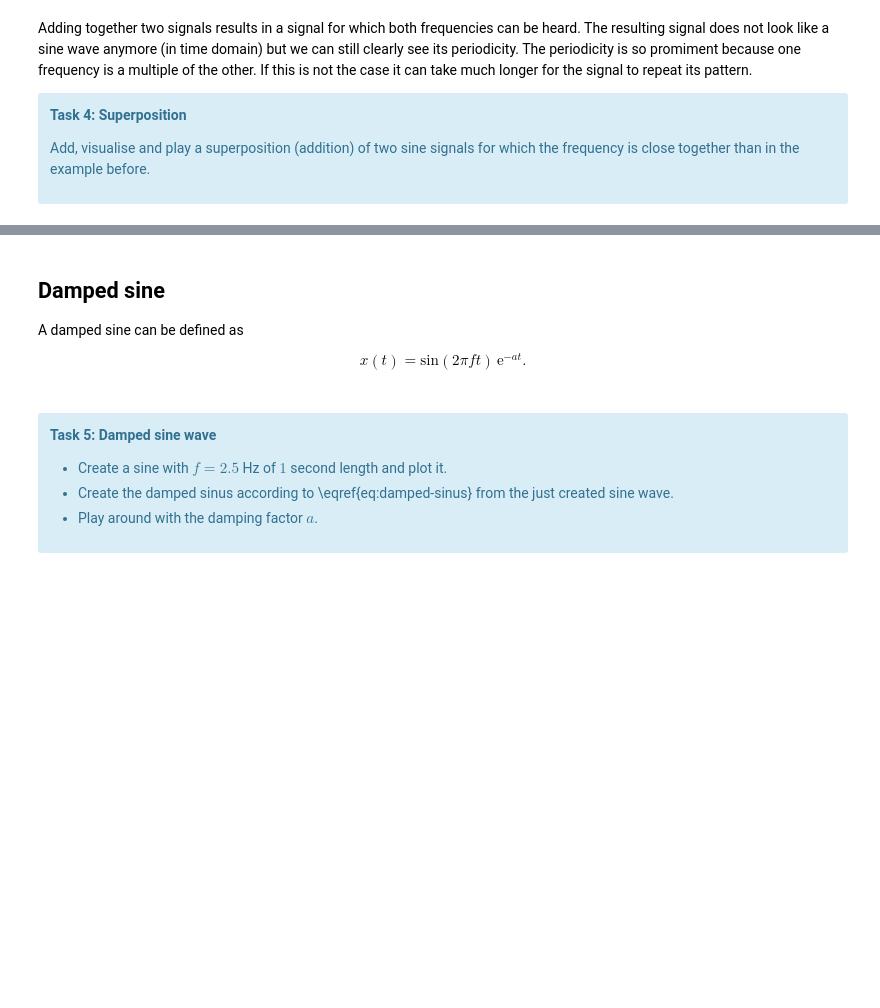
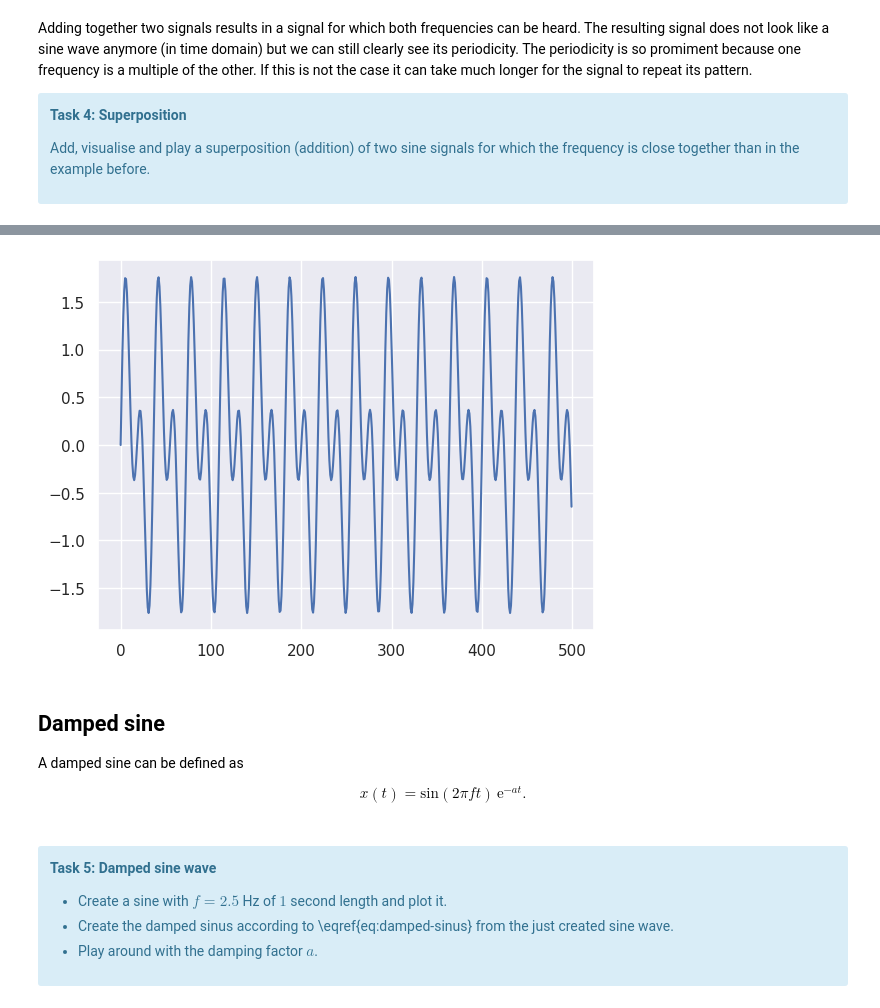
Before and after one commit to lucyshef/speech-processing, a Jupyter notebook: Lab-Sheet-2/Lab-Sheet-2.ipynb, the cells around one changed output, grey strips where cells are left out. Drawn from its saved outputs; the diff is of its cells as text; code cells hidden in the pictures; blank space fills up the shorter version.

```diff
--- a/Lab-Sheet-2/Lab-Sheet-2.ipynb
+++ b/Lab-Sheet-2/Lab-Sheet-2.ipynb
@@ -178,3 +176,9 @@ Add, visualise and play a superposition (addition) of two sine signals for which
 # %%
 # your code here
 # ...
+superposition = concert_pitch + half_concert_pitch
+
+plt.plot(superposition[:500])
+
+ipd.Audio(superposition, rate=8000)
+# %% [output]
@@ -181,3 +186,4 @@ Add, visualise and play a superposition (addition) of two sine signals for which
+[figure, added]
 # %% [markdown]
 ## Damped sine
 
```
Also changed, not shown: parts of 10 cells of this notebook, 3 other files.
